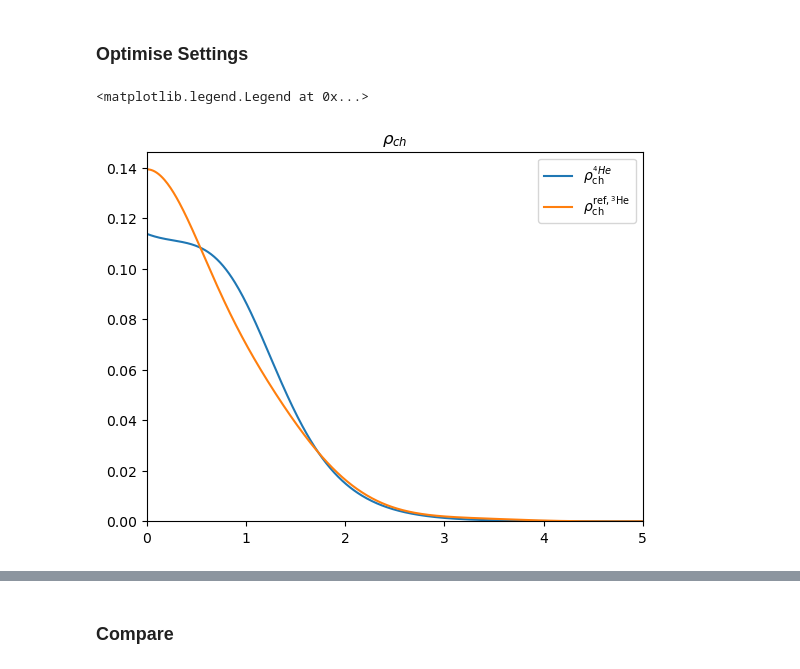
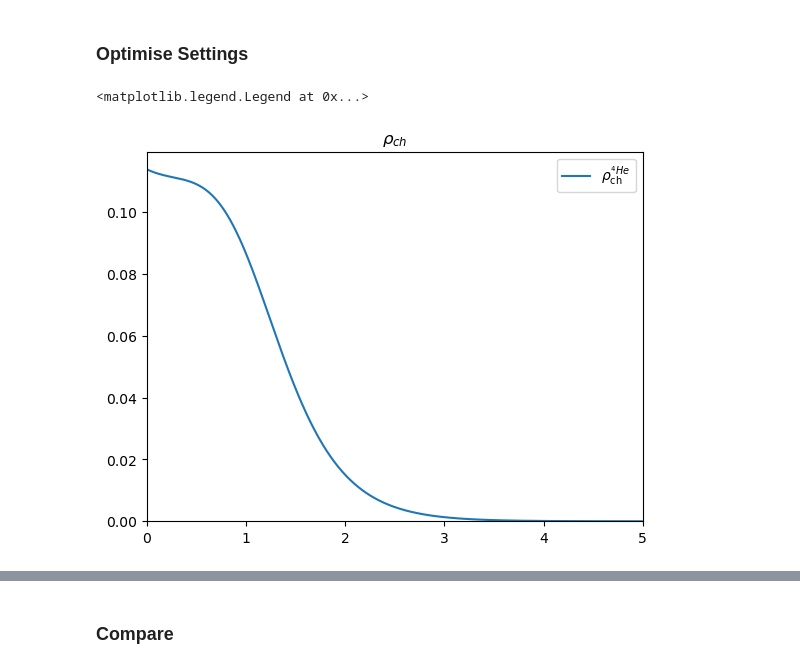
Before and after one commit to Partynumbers42/phasr, a Jupyter notebook: AsymmetryTest.ipynb, the cells around one changed output, grey strips where cells are left out. Saved outputs shown, nothing was run; the diff lists cells and outputs as text; code cells hidden in the pictures.

```diff
--- a/AsymmetryTest.ipynb
+++ b/AsymmetryTest.ipynb
@@ -16,0 +19,2 @@ phr.__version__
+# %%
+def weak_density_model(r,lam,nucleus): return (nucleus.Qw/nucleus.Z)*lam**3*nucleus.charge_density(lam*r)
@@ -436,12 +686,12 @@ He3_ref_test.update_dependencies()
 # %%
 r=np.arange(0,5,1e-2)
 plt.title(r'$\rho_{ch}$')
 plt.plot(r,He4_test1.charge_density(r),label=r'$\rho^{^{4}He}_\operatorname{ch}$')
-plt.plot(r,He3_ref_test.charge_density(r),label=r'$\rho^\operatorname{ref,^{3}He}_\operatorname{ch}$')
+#plt.plot(r,He3_ref_test.charge_density(r),label=r'$\rho^\operatorname{ref,^{3}He}_\operatorname{ch}$')
 plt.xlim(0,5)
 plt.ylim(0,)
 plt.legend()
 # %% [output]
 <matplotlib.legend.Legend at 0x...>
-[figure, old version]
+[figure, new version]
 # %%
```
Also changed, not shown: parts of 50 cells of this notebook, 7 other files.
